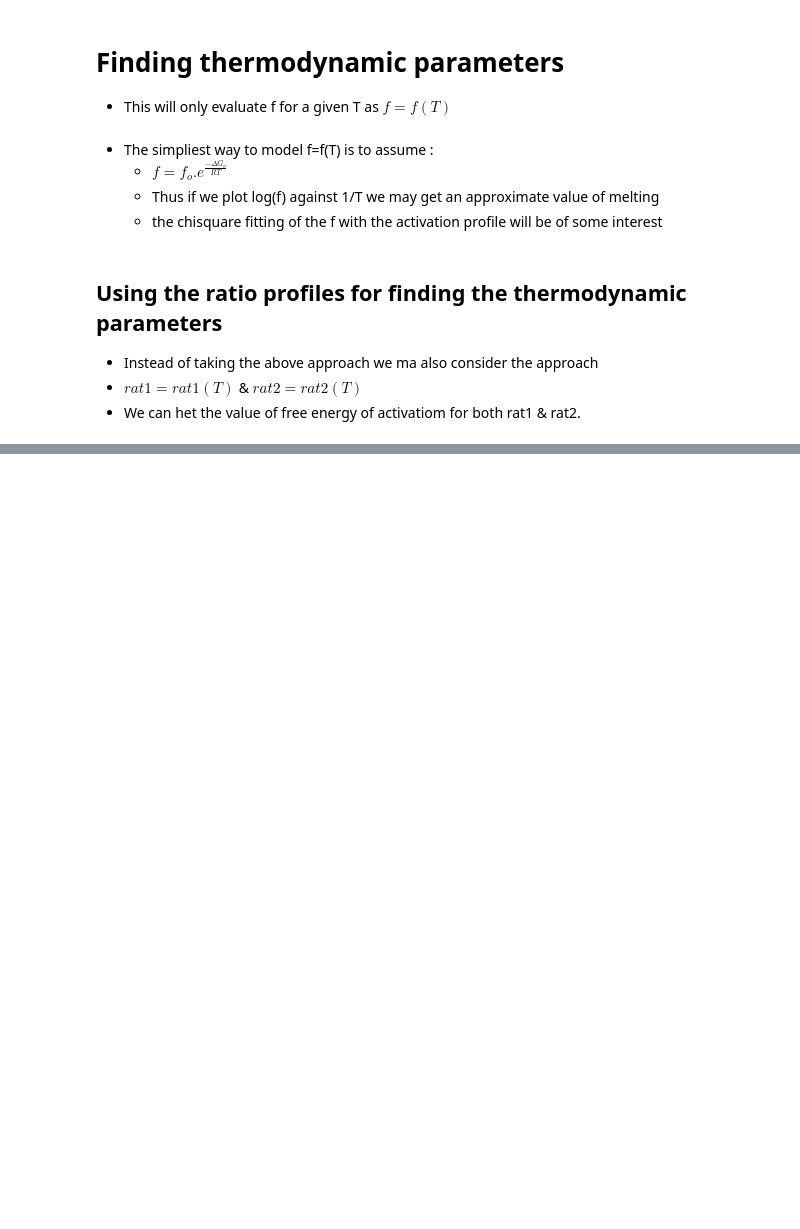
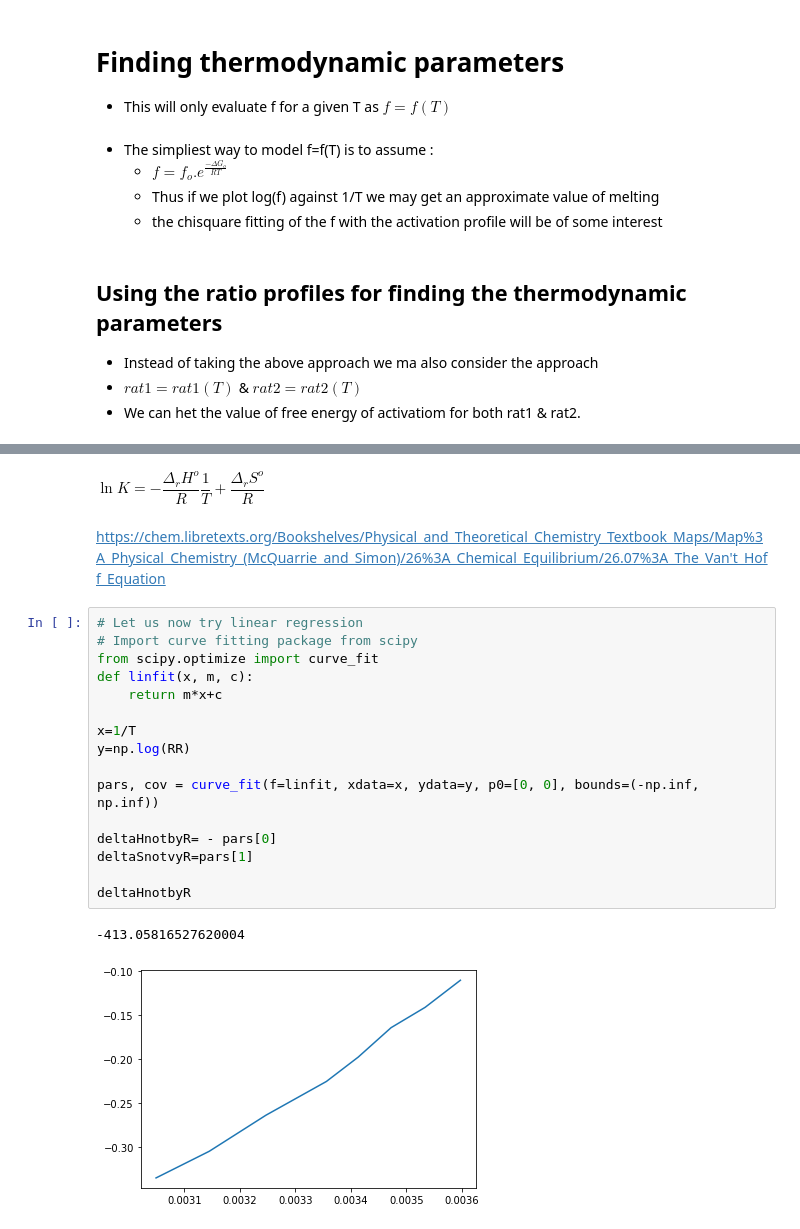
Before and after one commit to adgcal/CD-Analysis, a Jupyter notebook: CD_ANAL.ipynb, the cells around one changed output, grey strips where cells are left out. Cells and saved outputs as stored; diff of their text form; blank space fills up the shorter version.

```diff
--- a/CD_ANAL.ipynb
+++ b/CD_ANAL.ipynb
@@ -241,0 +251,23 @@ Unpacking objects: 100% (30/30), done.
+# %% [markdown]
+ $\ln K = - \dfrac{\Delta_r{H^o}}{R} \dfrac{1}{T} + \dfrac{\Delta_r{S^o}}{R} $
+# %% [markdown]
+<https://chem.libretexts.org/Bookshelves/Physical_and_Theoretical_Chemistry_Textbook_Maps/Map%3A_Physical_Chemistry_(McQuarrie_and_Simon)/26%3A_Chemical_Equilibrium/26.07%3A_The_Van't_Hoff_Equation>
+# %%
+# Let us now try linear regression
+# Import curve fitting package from scipy
+from scipy.optimize import curve_fit
+def linfit(x, m, c):
+    return m*x+c
+
+x=1/T
+y=np.log(RR)
+
+pars, cov = curve_fit(f=linfit, xdata=x, ydata=y, p0=[0, 0], bounds=(-np.inf, np.inf))
+
+deltaHnotbyR= - pars[0]
+deltaSnotvyR=pars[1]
+
+deltaHnotbyR
+# %% [output]
+-413.05816527620004
+[figure, added]
```
Also changed, not shown: parts of 13 cells of this notebook.
